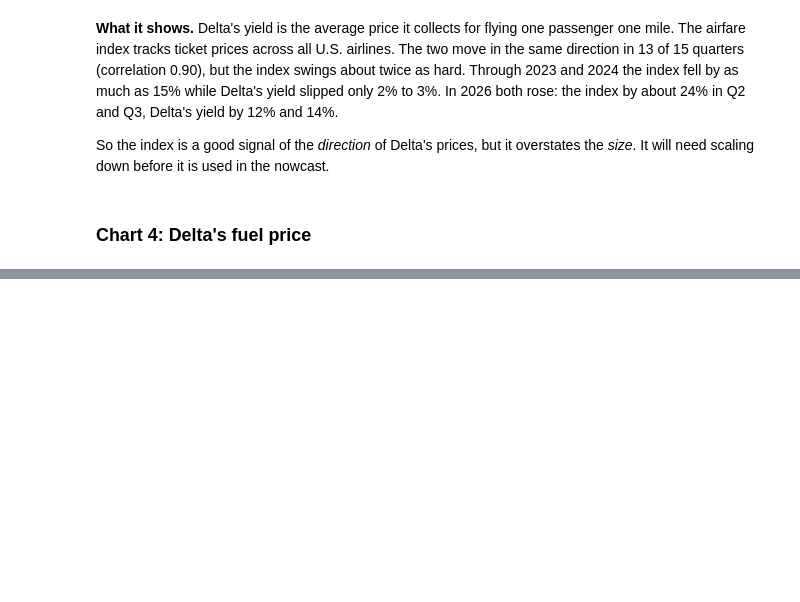
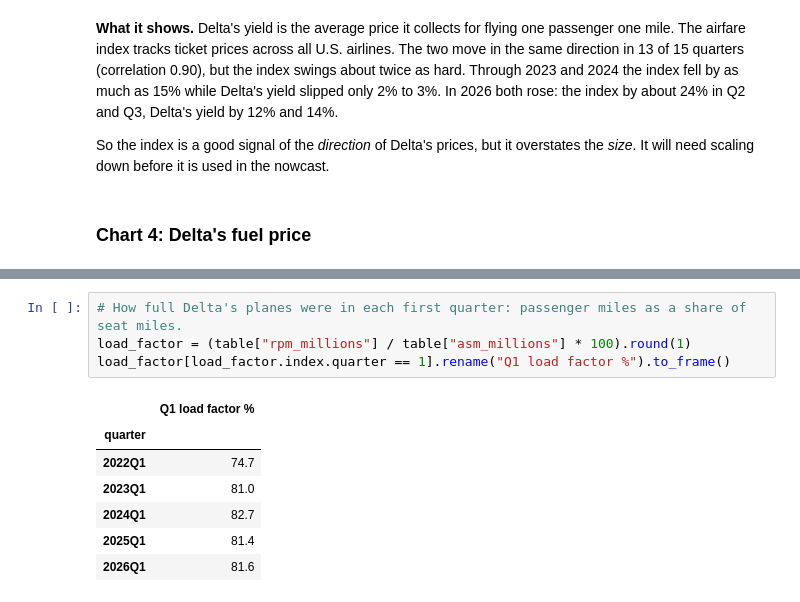
Before and after one commit to arjunL124/TSA-Delta-Revenue-Backtest, a Jupyter notebook: analysis.ipynb, the cells around one changed output, grey strips where cells are left out. Cells and saved outputs as stored; diff of their text form; blank space fills up the shorter version.

```diff
--- a/analysis.ipynb
+++ b/analysis.ipynb
@@ -527,0 +571,12 @@ The rise lines up in time with the 2026 jump in Delta's yield (chart 3) and in r
+# %%
+# How full Delta's planes were in each first quarter: passenger miles as a share of seat miles.
+load_factor = (table["rpm_millions"] / table["asm_millions"] * 100).round(1)
+load_factor[load_factor.index.quarter == 1].rename("Q1 load factor %").to_frame()
+# %% [output]
+|  | Q1 load factor % |
+| quarter |  |
+| 2022Q1 | 74.7 |
+| 2023Q1 | 81.0 |
+| 2024Q1 | 82.7 |
+| 2025Q1 | 81.4 |
+| 2026Q1 | 81.6 |
```
Also changed, not shown: parts of 20 cells of this notebook, 3 other files.
